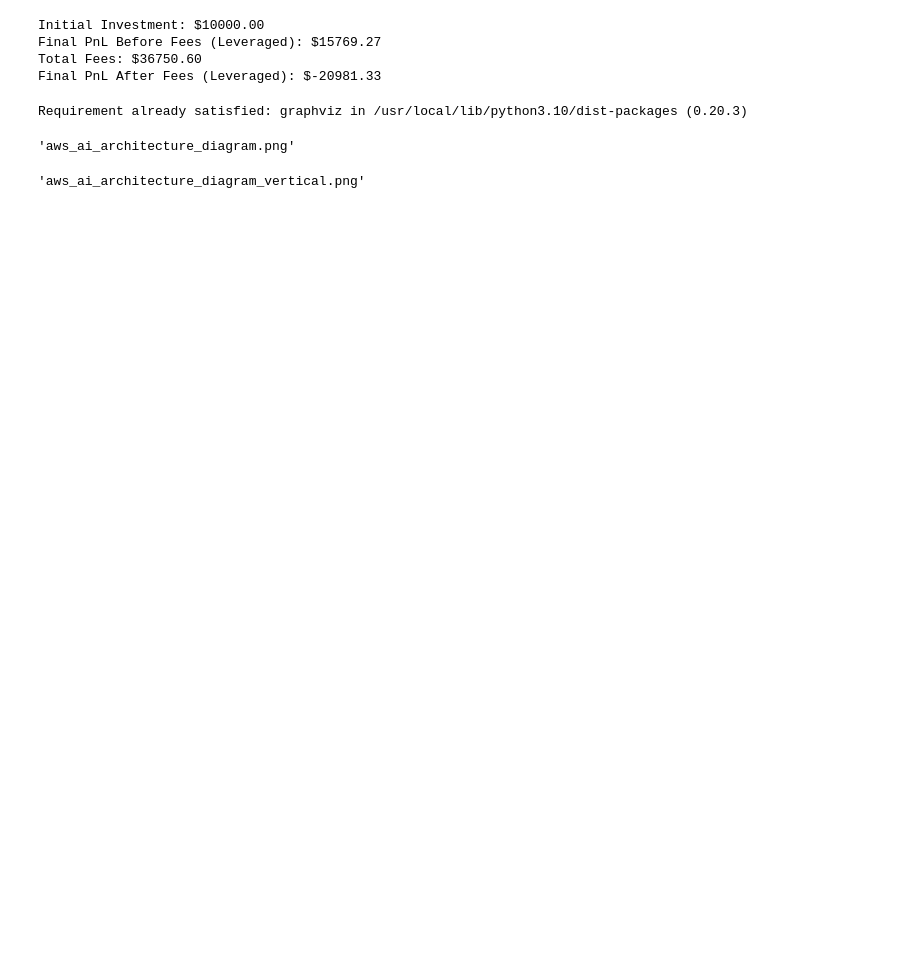
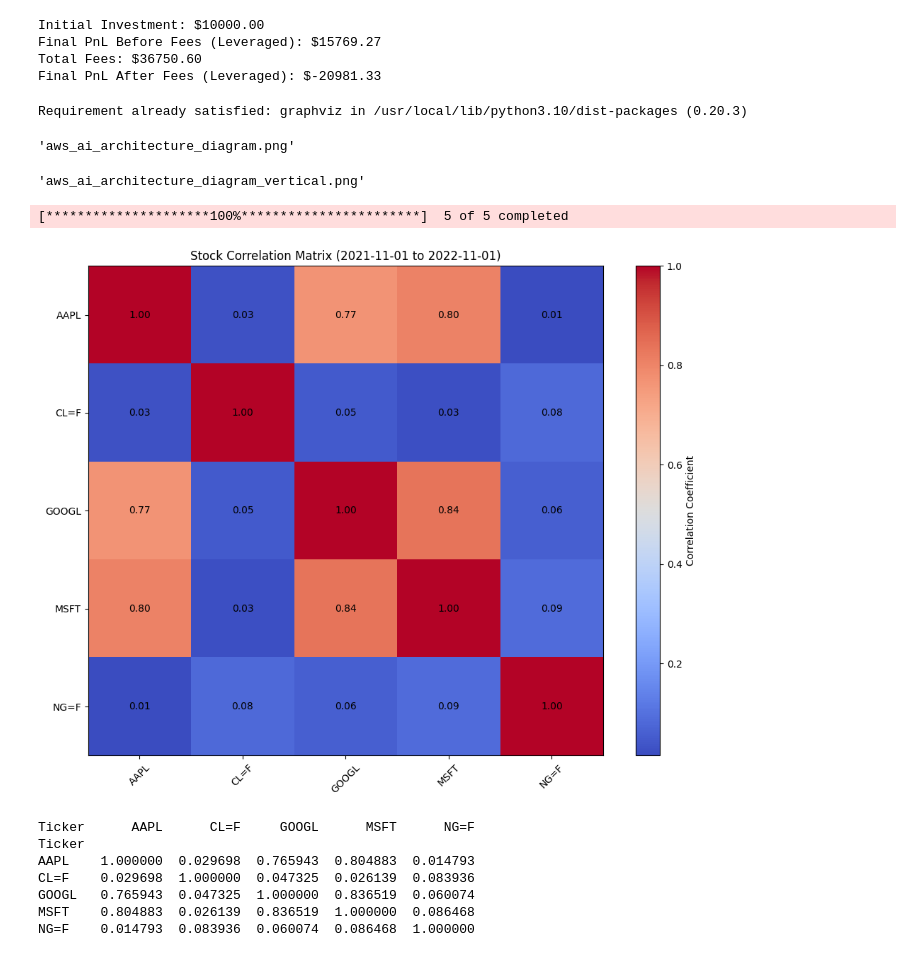
Before and after one commit to baijuthomas528/B_Python, a Jupyter notebook: Trading_Futures_Options.ipynb, the cells around one changed output. Cells and saved outputs as stored; diff of their text form; code cells hidden in the pictures; blank space fills up the shorter version.

```diff
--- a/Trading_Futures_Options.ipynb
+++ b/Trading_Futures_Options.ipynb
@@ -1036,3 +1036,51 @@ dot.edge("AWS Glue", "Amazon S3", label="Data Transformation")
 dot.render('aws_ai_architecture_diagram_vertical', format='png', view=True)
 # %% [output]
 'aws_ai_architecture_diagram_vertical.png'
+# %%
+import yfinance as yf
+import pandas as pd
+import matplotlib.pyplot as plt
+import numpy as np
+
+# Define stock tickers to fetch
+tickers = ['AAPL', 'MSFT', 'GOOGL', 'NG=F', 'CL=F']
+
+# Fetch historical data for a specific date range
+start_date = "2021-11-01"  # Specify start date
+end_date = "2022-11-01"    # Specify end date
+data = yf.download(tickers, start=start_date, end=end_date)['Adj Close']
+
+# Calculate daily returns
+returns = data.pct_change().dropna()
+
+# Calculate correlation matrix
+correlation_matrix = returns.corr()
+
+# Plot the correlation matrix
+plt.figure(figsize=(10, 8))
+plt.imshow(correlation_matrix, cmap='coolwarm', interpolation='none', aspect='auto')
+plt.colorbar(label="Correlation Coefficient")
+
+# Annotate the heatmap
+for (i, j), val in np.ndenumerate(correlation_matrix):
+    plt.text(j, i, f'{val:.2f}', ha='center', va='center', color='black')
+
+# Set labels and title
+plt.xticks(range(len(correlation_matrix)), correlation_matrix.columns, rotation=45)
+plt.yticks(range(len(correlation_matrix)), correlation_matrix.columns)
+plt.title(f"Stock Correlation Matrix ({start_date} to {end_date})")
+plt.tight_layout()
+plt.show()
+
+# Display correlation matrix as a table
+print(correlation_matrix)
+# %% [output]
+[*********************100%***********************]  5 of 5 completed
+[figure, added]
+Ticker      AAPL      CL=F     GOOGL      MSFT      NG=F
+Ticker
+AAPL    1.000000  0.029698  0.765943  0.804883  0.014793
+CL=F    0.029698  1.000000  0.047325  0.026139  0.083936
+GOOGL   0.765943  0.047325  1.000000  0.836519  0.060074
+MSFT    0.804883  0.026139  0.836519  1.000000  0.086468
+NG=F    0.014793  0.083936  0.060074  0.086468  1.000000
```
Also changed, not shown: parts of 2 cells of this notebook.
